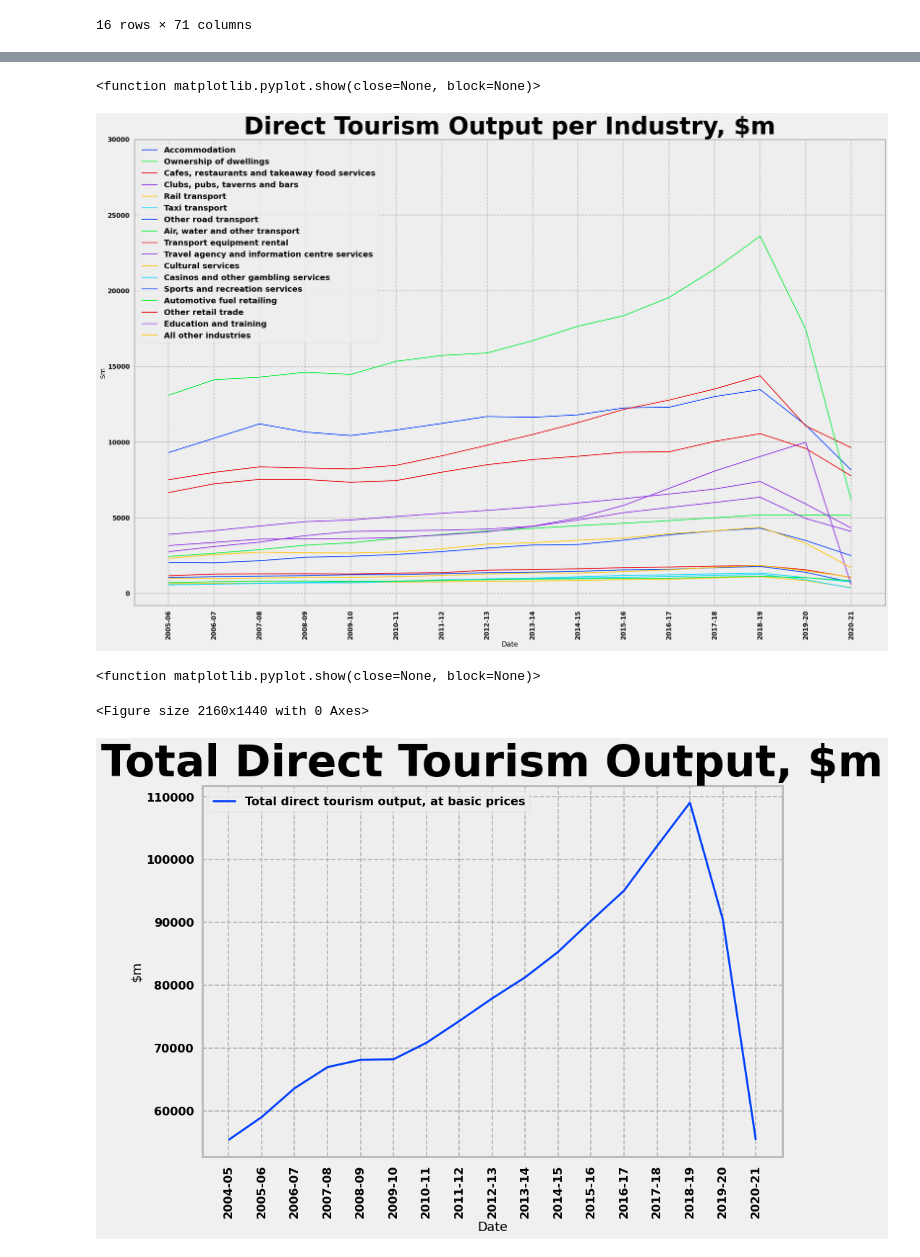
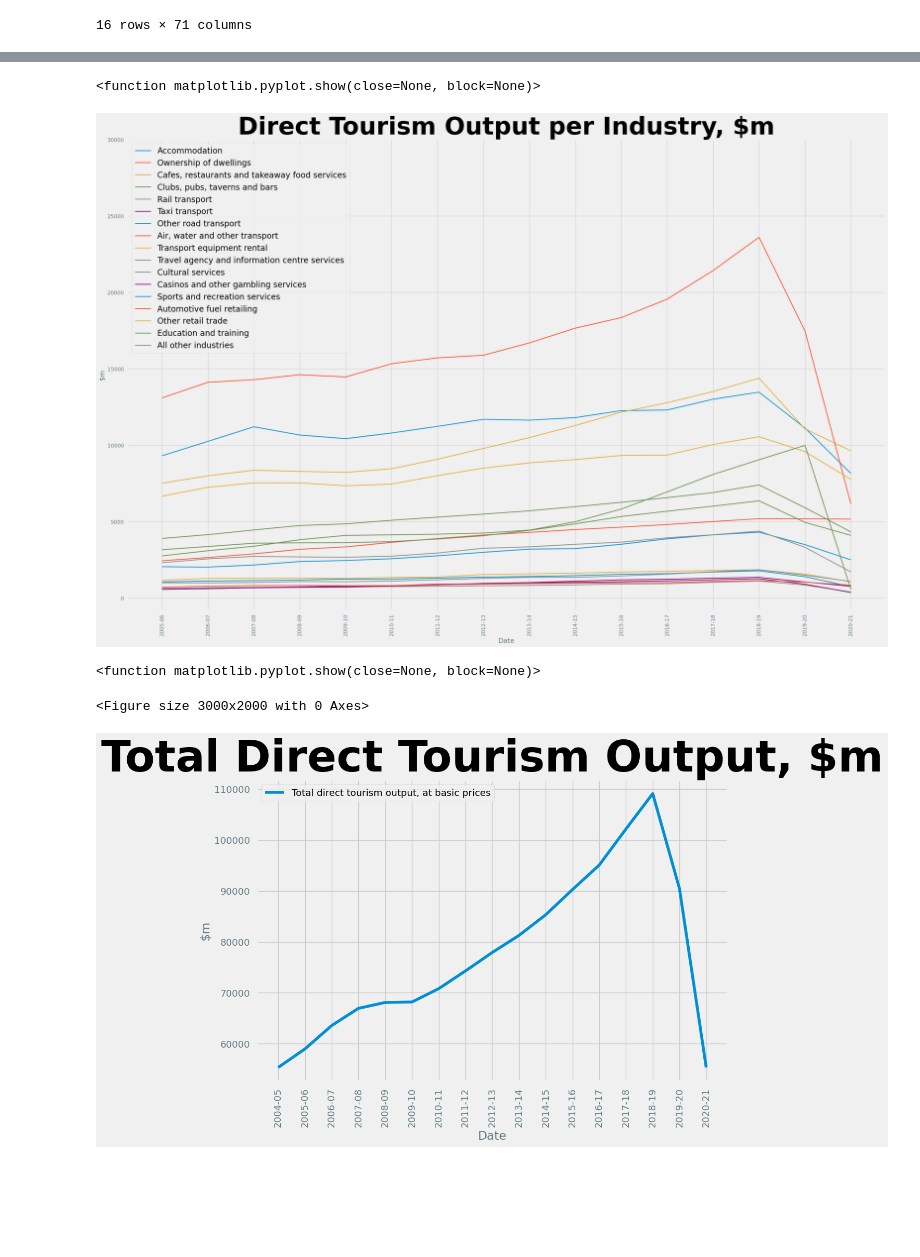
Before and after one commit to JasonDButt/project-1-group-10, a Jupyter notebook: Project-1-Tourism.ipynb, the cells around one changed output, grey strips where cells are left out. Cells and saved outputs as stored; diff of their text form; code cells hidden in the pictures; blank space fills up the shorter version.

```diff
--- a/Project-1-Tourism.ipynb
+++ b/Project-1-Tourism.ipynb
@@ -113,8 +113,8 @@ for index,row in plot_df_2.iterrows():
     plt.plot(x_axis,y_axis, linewidth=2, markersize=2)
     plt.xticks(ticks=x_axis,rotation=90)
 
-
-plt.style.use('seaborn-poster')
+# %matplotlib inline
+plt.style.use('fivethirtyeight')
 font = {'family' : 'sans-serif',
         'weight' : 'bold',
         'size'   : 60}
@@ -131,8 +131,14 @@ plt.show
 # Here we see total tourism filled jobs.
 # We can see that the tourism industry was reaching it's highest peak of employees yet in 2019 *create mean plot
 # %%
+
+
+
+plt.rcParams.update(plt.rcParamsDefault)
+%matplotlib inline
+plt.style.use('fivethirtyeight')
+labels=[]
 plt.figure(figsize=(30,20))
-labels=[]
 
 for index,row in plot_df_2.iterrows():
     x_axis = plot_df_2.columns.values.tolist()
@@ -144,14 +150,16 @@ for index,row in plot_df_2.iterrows():
     plt.plot(x_axis,y_axis, linewidth=2, markersize=2)
     plt.xticks(ticks=x_axis,rotation=90)
 
-plt.style.use('seaborn-poster')
+
 font = {'family' : 'sans-serif',
         'weight' : 'bold',
         'size'   : 60}
 plt.title("Tourism Jobs Filled, Totals",fontdict=font)
 plt.xlabel("Date")
 plt.ylabel("Jobs ('000)")
-plt.legend(labels)
+plt.legend(labels,fontsize="large")
+
 plt.show
-plt.axis(["03-2018","12-2021",400,800])
+
+# plt.axis(["Sep-2018","Dec-2021",400,800])
 # %% [output]
@@ -276,7 +279,7 @@ slope, intercept, r_value, p_value, std_err  = st.linregress(date_list_2["Timest
 # print(slope, intercept, r_value, p_value, std_err)
 plt.plot(date_list_2["Timestamp"],(slope*date_list_2["Timestamp"])+intercept,".-r")
 
-plt.style.use('seaborn-poster')
+plt.style.use('fivethirtyeight')
 font = {'family' : 'sans-serif',
         'weight' : 'bold',
         'size'   : 60}
@@ -335,7 +338,7 @@ plot_df_4.reset_index(drop=True,inplace=True)
 plot_df_4
 
 labels= gdp_df.index
-
+plt.style.use('fivethirtyeight')
 for index,row in plot_df_4.iterrows():
     x_axis = plot_df_4.columns.values.tolist()
     x_axis.pop(0)
@@ -345,7 +348,7 @@ for index,row in plot_df_4.iterrows():
 
 
 
-plt.style.use('seaborn-poster')
+
 font = {'family' : 'sans-serif',
         'weight' : 'bold',
         'size'   : 60}
@@ -359,27 +362,27 @@ plt.legend(labels,fontsize=20)
 plt.show
 # %% [output]
 <function matplotlib.pyplot.show(close=None, block=None)>
-[figure, old version]
+[figure, new version]
 # %%
 # To do: Total Tourism output
 # Subplot with total tourism jobs (mean of each year)
 # %%
 plt.figure(figsize=(30,20))
 plot_df_5 = pd.DataFrame(gdp_df.iloc[19,:])
 
 plot_df_5.plot(kind="line")
 
-plt.style.use('seaborn-poster')
+plt.style.use('fivethirtyeight')
 font = {'family' : 'sans-serif',
         'weight' : 'bold',
         'size'   : 60}
 y_ticks = [0,5000,10000,15000,20000,25000,30000]
 plt.xticks(range(0,len(plot_df_5.index)),plot_df_5.index, rotation=90)
 plt.title("Total Direct Tourism Output, $m",fontdict=font)
 plt.xlabel("Date")
 plt.ylabel("$m")
 plt.show
 # %% [output]
 <function matplotlib.pyplot.show(close=None, block=None)>
-<Figure size 2160x1440 with 0 Axes>
+<Figure size 3000x2000 with 0 Axes>
-[figure, old version]
+[figure, new version]
```
Also changed, not shown: parts of 8 cells of this notebook.
